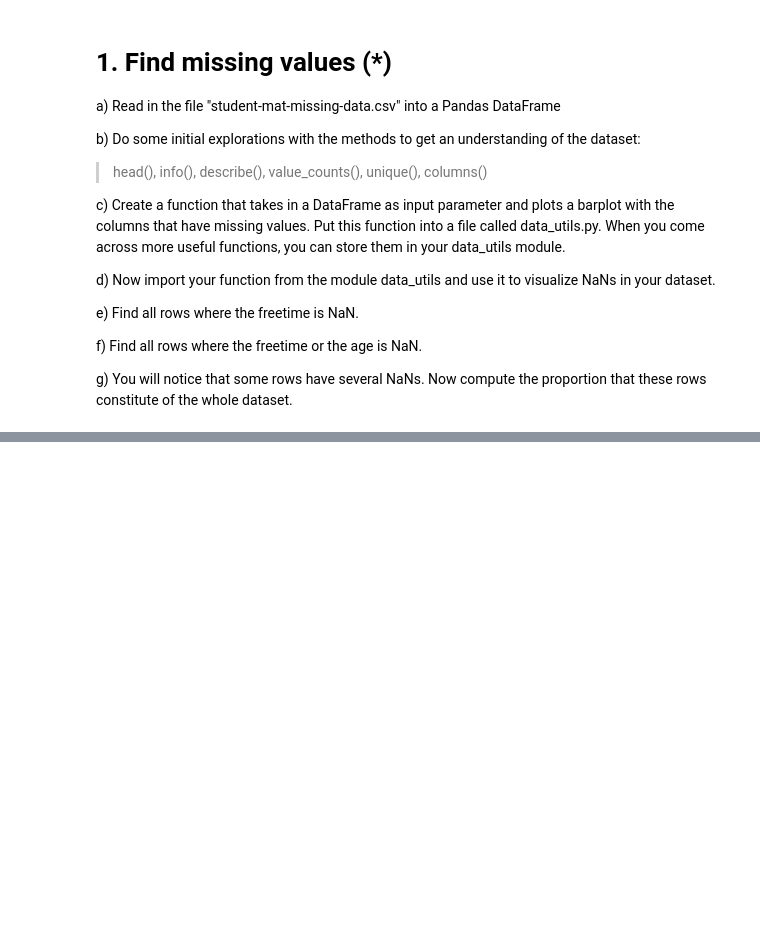
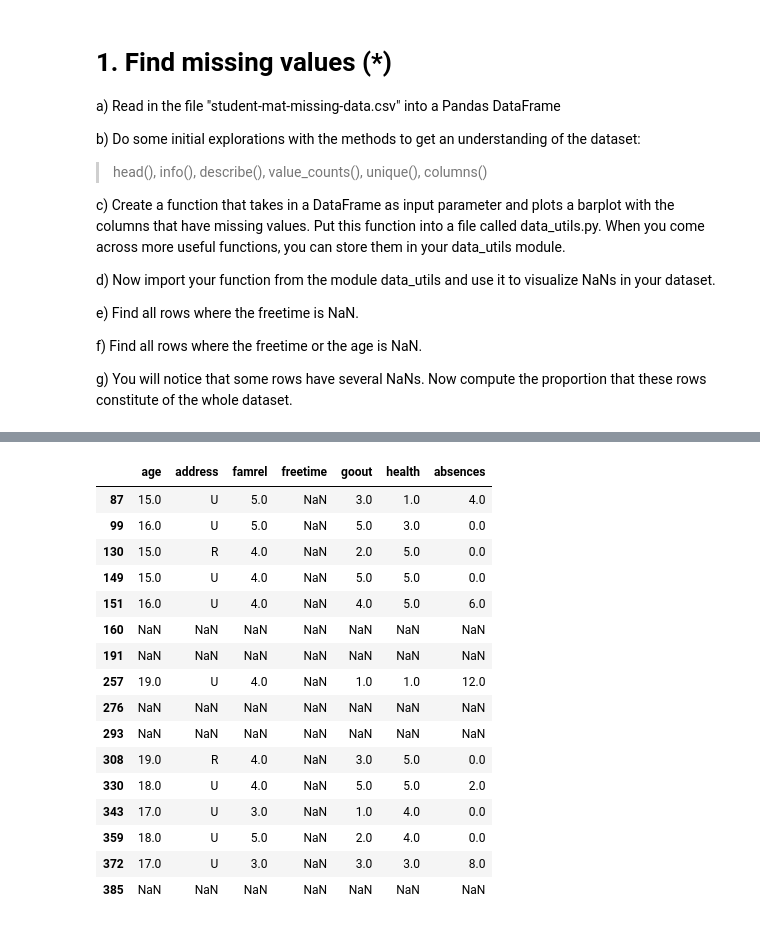
Before and after one commit to jwiegert/databehandling-joachim-wiegert, a Jupyter notebook: exercises/ex01_missingdata.ipynb, the cells around one changed output, grey strips where cells are left out. Saved outputs shown, nothing was run; the diff lists cells and outputs as text; code cells hidden in the pictures; blank space fills up the shorter version.

```diff
--- a/exercises/ex01_missingdata.ipynb
+++ b/exercises/ex01_missingdata.ipynb
@@ -58,0 +52,27 @@ df_student.describe()
+# %%
+#   e) Find all rows where the freetime is NaN.
+#
+#df_student.info()
+# All rows with nans
+#df_student[df_student.isna().any(axis="columns")]
+
+# All rows where freetime is Nan
+df_student[df_student["freetime"].isna() == True]
+# %% [output]
+|  | age | address | famrel | freetime | goout | health | absences |
+| 87 | 15.0 | U | 5.0 | NaN | 3.0 | 1.0 | 4.0 |
+| 99 | 16.0 | U | 5.0 | NaN | 5.0 | 3.0 | 0.0 |
+| 130 | 15.0 | R | 4.0 | NaN | 2.0 | 5.0 | 0.0 |
+| 149 | 15.0 | U | 4.0 | NaN | 5.0 | 5.0 | 0.0 |
+| 151 | 16.0 | U | 4.0 | NaN | 4.0 | 5.0 | 6.0 |
+| 160 | NaN | NaN | NaN | NaN | NaN | NaN | NaN |
+| 191 | NaN | NaN | NaN | NaN | NaN | NaN | NaN |
+| 257 | 19.0 | U | 4.0 | NaN | 1.0 | 1.0 | 12.0 |
+| 276 | NaN | NaN | NaN | NaN | NaN | NaN | NaN |
+| 293 | NaN | NaN | NaN | NaN | NaN | NaN | NaN |
+| 308 | 19.0 | R | 4.0 | NaN | 3.0 | 5.0 | 0.0 |
+| 330 | 18.0 | U | 4.0 | NaN | 5.0 | 5.0 | 2.0 |
+| 343 | 17.0 | U | 3.0 | NaN | 1.0 | 4.0 | 0.0 |
+| 359 | 18.0 | U | 5.0 | NaN | 2.0 | 4.0 | 0.0 |
+| 372 | 17.0 | U | 3.0 | NaN | 3.0 | 3.0 | 8.0 |
+| 385 | NaN | NaN | NaN | NaN | NaN | NaN | NaN |
```
Also changed, not shown: parts of 5 cells of this notebook, 2 other files.
